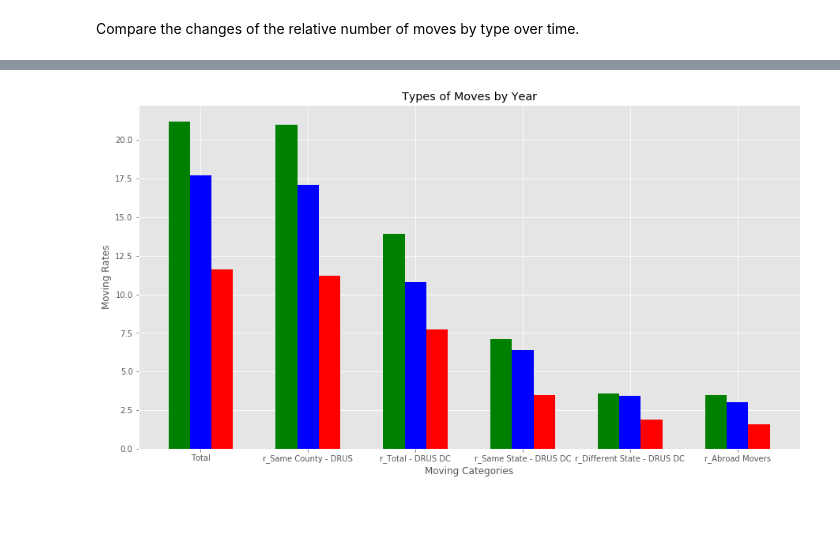
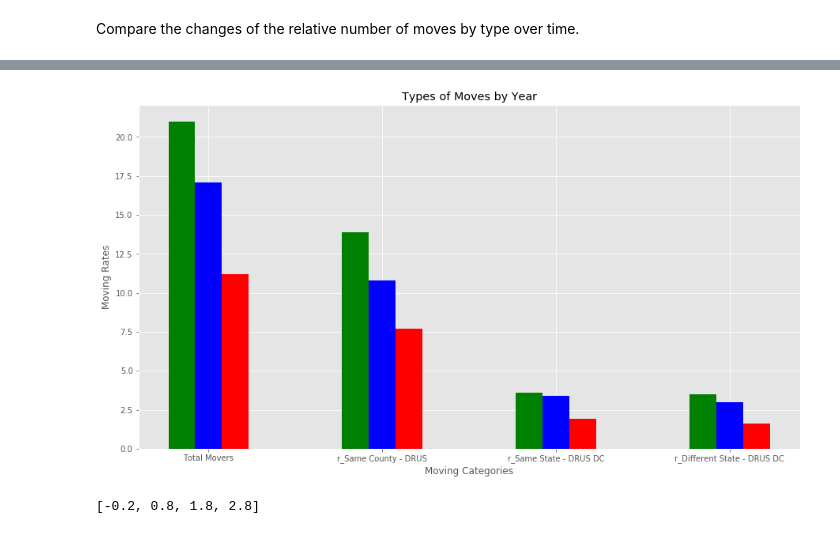
Before and after one commit to johnnyrogers1/The-Complacent-Class, a Jupyter notebook: The Complacent Class/notebooks/a_1_EDA.ipynb, the cells around one changed output, grey strips where cells are left out. Drawn from its saved outputs; the diff is of its cells as text; code cells hidden in the pictures.

```diff
--- a/The Complacent Class/notebooks/a_1_EDA.ipynb
+++ b/The Complacent Class/notebooks/a_1_EDA.ipynb
@@ -539,2 +486,0 @@ Re-order columns.
-# %%
-tab_a_1_rate["Mobility_Period"] = new_col
@@ -547,5 +486,0 @@ See the caveats in the documentation: http://pandas.pydata.org/pandas-docs/stabl
-# %%
-cols = tab_a_1_rate.columns.tolist()
-m_col = cols[-1:] + cols[1:-1]
-m_col
-tab_a_1_rate = tab_a_1_rate[m_col]
@@ -572,0 +508,3 @@ tab_a_1_rate
+# %%
+tab_a_1_level.columns = l_col
+tab_a_1_rate.columns = r_col
@@ -630,5 +562,2 @@ display(df_a_1.head(10))
 # %% [markdown]
 Identify potential relationships among variables.
-# %%
-df_a_1.drop(["r_Mobility_Period"], inplace = True, axis = 1)
-df_a_1.drop(["r_Total 1 Year Old and Over"], inplace = True, axis = 1)
@@ -866,54 +976,50 @@ pyplt.style.use('ggplot')
 
 fig3_a_1 = pyplt.figure()
 
-x = ["Total",
+x = ["Total Movers",
      "r_Same County - DRUS",
-     "r_Total - DRUS DC",
      "r_Same State - DRUS DC",
-     "r_Different State - DRUS DC",
-     "r_Abroad Movers"]
+     "r_Different State - DRUS DC",]
 
 list_1950 = df_a_1.loc[df_a_1["l_Mobility_Period"] == "1950-1951"].values.tolist()
-y1 = [list_1950[0][11],
-     list_1950[0][12],
+y1 = [list_1950[0][12],
      list_1950[0][13],
-     list_1950[0][14],
      list_1950[0][15],
      list_1950[0][16]
     ]
 
 list_1975 = df_a_1.loc[df_a_1["l_Mobility_Period"] == "1975-1976"].values.tolist()
-y2 = [list_1975[0][11],
-     list_1975[0][12],
+y2 = [list_1975[0][12],
      list_1975[0][13],
-     list_1975[0][14],
      list_1975[0][15],
      list_1975[0][16]
     ]
 
 list_2010 = df_a_1.loc[df_a_1["l_Mobility_Period"] == "2010-2011"].values.tolist()
-y3 = [list_2010[0][11],
-     list_2010[0][12],
+y3 = [list_2010[0][12],
      list_2010[0][13],
-     list_2010[0][14],
      list_2010[0][15],
      list_2010[0][16]
     ]
 
-x_pos_1 = [i - 0.2 for i, _ in enumerate(x)]
-x_pos_2 = [i for i, _ in enumerate(x)]
-x_pos_3 = [i + 0.2 for i, _ in enumerate(x)]
+x_pos_1 = [i*1.3 - 0.2 for i, _ in enumerate(x)]
+x_pos_2 = [i*1.3 for i, _ in enumerate(x)]
+x_pos_3 = [i*1.3 + 0.2 for i, _ in enumerate(x)]
 width = 0.2
 
 pyplt.bar(x_pos_1, y1, width = width, color = "green", align = "center")
 pyplt.bar(x_pos_2, y2, width = width, color = "blue", align = "center")
 pyplt.bar(x_pos_3, y3, width = width, color = "red", align = "center")
 pyplt.xlabel("Moving Categories")
 pyplt.ylabel("Moving Rates")
 pyplt.title("Types of Moves by Year")
 
-pyplt.xticks(x_pos, x)
+pyplt.xticks(x_pos_2, x)
 
 pyplt.show()
 # %% [output]
-[figure, old version]
+[figure, new version]
+# %%
+x_pos_1
+# %% [output]
+[-0.2, 0.8, 1.8, 2.8]
```
Also changed, not shown: parts of 46 cells of this notebook, 4 other files.
